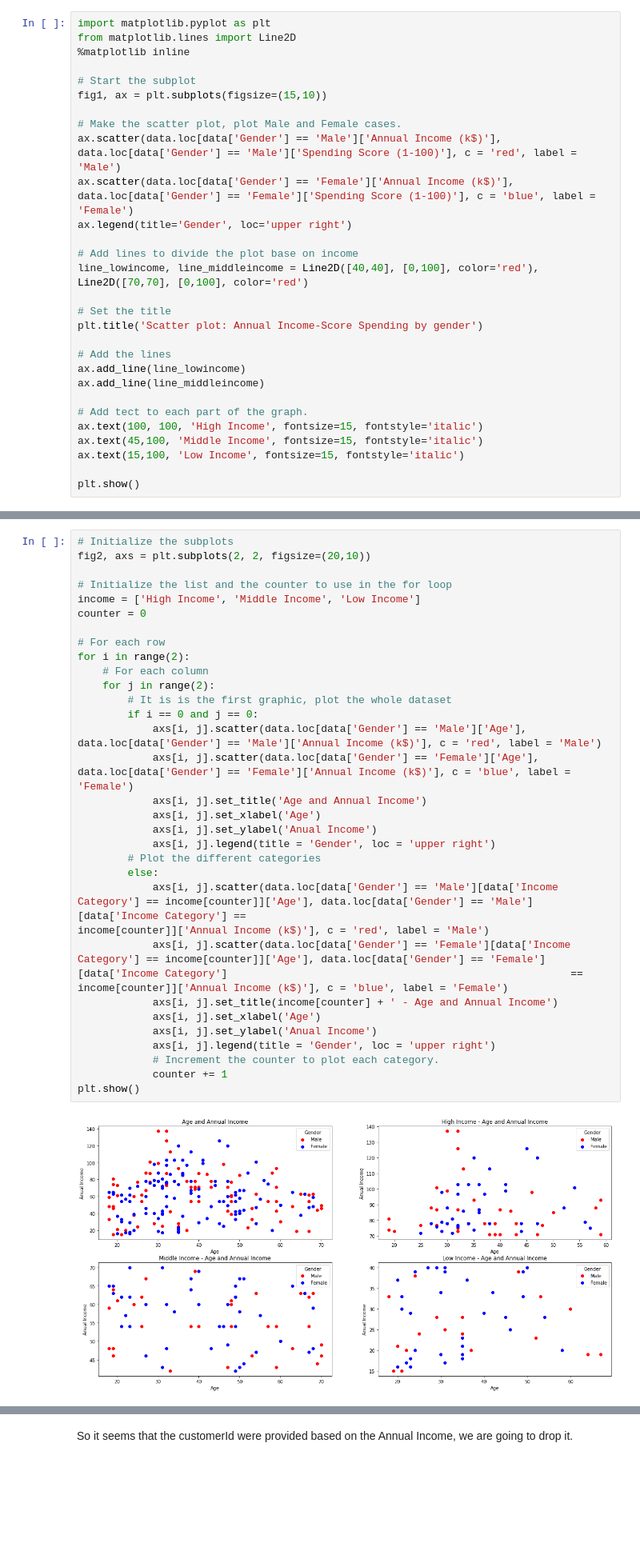
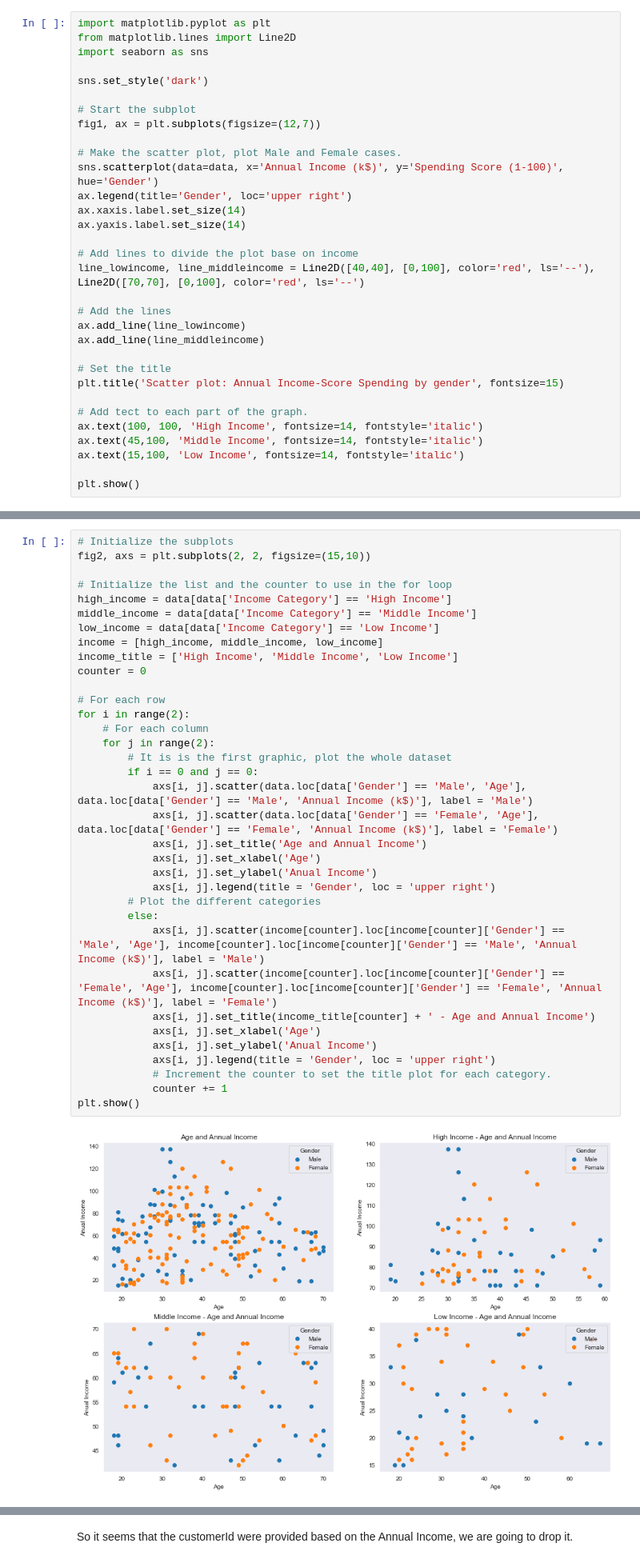
Before and after one commit to Lautaromgo/Data-Science, a Jupyter notebook: Mall Customer/Notebook/Mall_customers.ipynb, the cells around one changed output, grey strips where cells are left out. Shown at 80% size. Drawn from its saved outputs; the diff is of its cells as text; blank space fills up the shorter version.

```diff
--- a/Mall Customer/Notebook/Mall_customers.ipynb
+++ b/Mall Customer/Notebook/Mall_customers.ipynb
@@ -37,30 +37,33 @@ We are going to start by exploring the relation beetwen *Anual Income and Spendi
 # %%
 import matplotlib.pyplot as plt
 from matplotlib.lines import Line2D
-%matplotlib inline
+import seaborn as sns
+
+sns.set_style('dark')
 
 # Start the subplot
-fig1, ax = plt.subplots(figsize=(15,10))
+fig1, ax = plt.subplots(figsize=(12,7))
 
 # Make the scatter plot, plot Male and Female cases.
-ax.scatter(data.loc[data['Gender'] == 'Male']['Annual Income (k$)'], data.loc[data['Gender'] == 'Male']['Spending Score (1-100)'], c = 'red', label = 'Male')
-ax.scatter(data.loc[data['Gender'] == 'Female']['Annual Income (k$)'], data.loc[data['Gender'] == 'Female']['Spending Score (1-100)'], c = 'blue', label = 'Female')
+sns.scatterplot(data=data, x='Annual Income (k$)', y='Spending Score (1-100)', hue='Gender')
 ax.legend(title='Gender', loc='upper right')
+ax.xaxis.label.set_size(14)
+ax.yaxis.label.set_size(14)
 
 # Add lines to divide the plot base on income
-line_lowincome, line_middleincome = Line2D([40,40], [0,100], color='red'), Line2D([70,70], [0,100], color='red')
-
-# Set the title
-plt.title('Scatter plot: Annual Income-Score Spending by gender')
+line_lowincome, line_middleincome = Line2D([40,40], [0,100], color='red', ls='--'), Line2D([70,70], [0,100], color='red', ls='--')
 
 # Add the lines
 ax.add_line(line_lowincome)
 ax.add_line(line_middleincome)
 
+# Set the title
+plt.title('Scatter plot: Annual Income-Score Spending by gender', fontsize=15)
+
 # Add tect to each part of the graph.
-ax.text(100, 100, 'High Income', fontsize=15, fontstyle='italic')
-ax.text(45,100, 'Middle Income', fontsize=15, fontstyle='italic')
-ax.text(15,100, 'Low Income', fontsize=15, fontstyle='italic')
+ax.text(100, 100, 'High Income', fontsize=14, fontstyle='italic')
+ax.text(45,100, 'Middle Income', fontsize=14, fontstyle='italic')
+ax.text(15,100, 'Low Income', fontsize=14, fontstyle='italic')
 
 plt.show()
 # %% [output]
@@ -122,35 +141,39 @@ So, **Is gender important explaining the annual income or the spending score of
 In this case, we are going to analyze if age is important in order to explain Annual Income and Spending Score, and after this, we are going to proceed to build the cluster model.
 # %%
 # Initialize the subplots
-fig2, axs = plt.subplots(2, 2, figsize=(20,10))
+fig2, axs = plt.subplots(2, 2, figsize=(15,10))
 
 # Initialize the list and the counter to use in the for loop
-income = ['High Income', 'Middle Income', 'Low Income']
+high_income = data[data['Income Category'] == 'High Income']
+middle_income = data[data['Income Category'] == 'Middle Income']
+low_income = data[data['Income Category'] == 'Low Income']
+income = [high_income, middle_income, low_income]
+income_title = ['High Income', 'Middle Income', 'Low Income']
 counter = 0
 
 # For each row
 for i in range(2):
     # For each column
     for j in range(2):
         # It is is the first graphic, plot the whole dataset
         if i == 0 and j == 0:
-            axs[i, j].scatter(data.loc[data['Gender'] == 'Male']['Age'], data.loc[data['Gender'] == 'Male']['Annual Income (k$)'], c = 'red', label = 'Male')
-            axs[i, j].scatter(data.loc[data['Gender'] == 'Female']['Age'], data.loc[data['Gender'] == 'Female']['Annual Income (k$)'], c = 'blue', label = 'Female')
+            axs[i, j].scatter(data.loc[data['Gender'] == 'Male', 'Age'], data.loc[data['Gender'] == 'Male', 'Annual Income (k$)'], label = 'Male')
+            axs[i, j].scatter(data.loc[data['Gender'] == 'Female', 'Age'], data.loc[data['Gender'] == 'Female', 'Annual Income (k$)'], label = 'Female')
             axs[i, j].set_title('Age and Annual Income')
             axs[i, j].set_xlabel('Age')
             axs[i, j].set_ylabel('Anual Income')
             axs[i, j].legend(title = 'Gender', loc = 'upper right')
         # Plot the different categories
         else:
-            axs[i, j].scatter(data.loc[data['Gender'] == 'Male'][data['Income Category'] == income[counter]]['Age'], data.loc[data['Gender'] == 'Male'][data['Income Category'] ==                                                income[counter]]['Annual Income (k$)'], c = 'red', label = 'Male')
-            axs[i, j].scatter(data.loc[data['Gender'] == 'Female'][data['Income Category'] == income[counter]]['Age'], data.loc[data['Gender'] == 'Female'][data['Income Category']                                                       == income[counter]]['Annual Income (k$)'], c = 'blue', label = 'Female')
-            axs[i, j].set_title(income[counter] + ' - Age and Annual Income')
+            axs[i, j].scatter(income[counter].loc[income[counter]['Gender'] == 'Male', 'Age'], income[counter].loc[income[counter]['Gender'] == 'Male', 'Annual Income (k$)'], label = 'Male')
+            axs[i, j].scatter(income[counter].loc[income[counter]['Gender'] == 'Female', 'Age'], income[counter].loc[income[counter]['Gender'] == 'Female', 'Annual Income (k$)'], label = 'Female')
+            axs[i, j].set_title(income_title[counter] + ' - Age and Annual Income')
             axs[i, j].set_xlabel('Age')
             axs[i, j].set_ylabel('Anual Income')
             axs[i, j].legend(title = 'Gender', loc = 'upper right')
-            # Increment the counter to plot each category.
+            # Increment the counter to set the title plot for each category.
             counter += 1
 plt.show()
 # %% [output]
-[figure, old version]
+[figure, new version]
 # %% [markdown]
```
Also changed, not shown: parts of 13 cells of this notebook, 1 other file.
